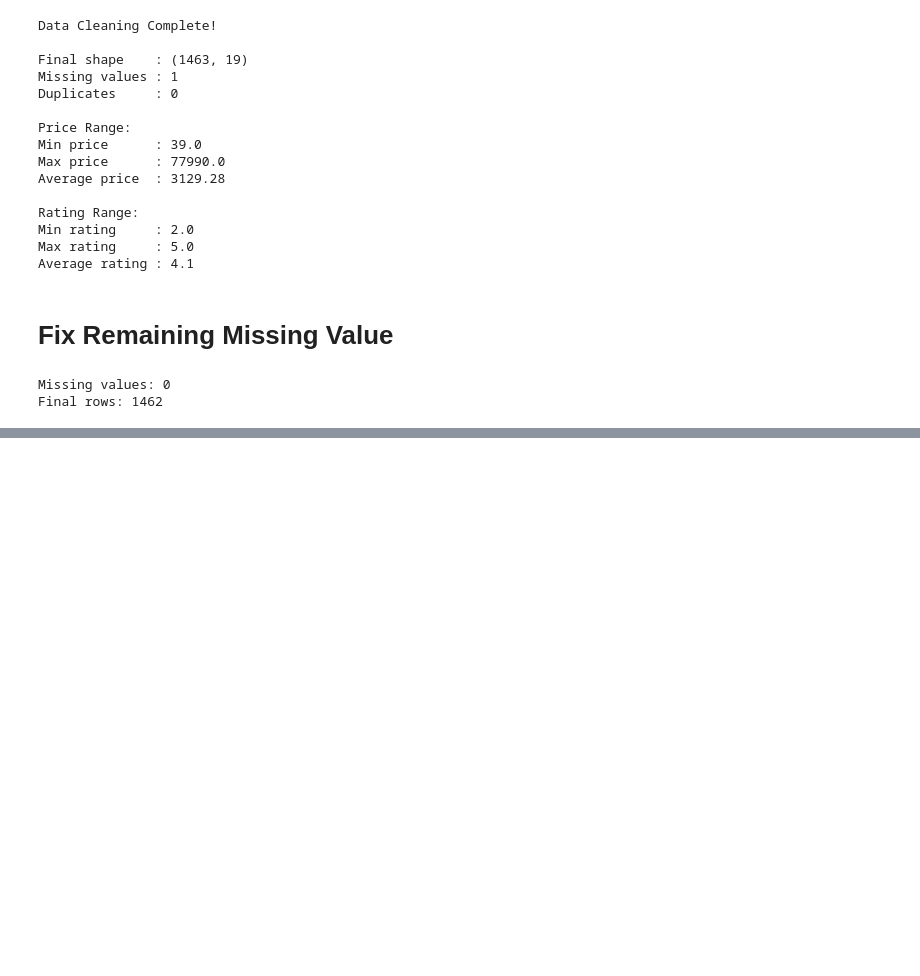
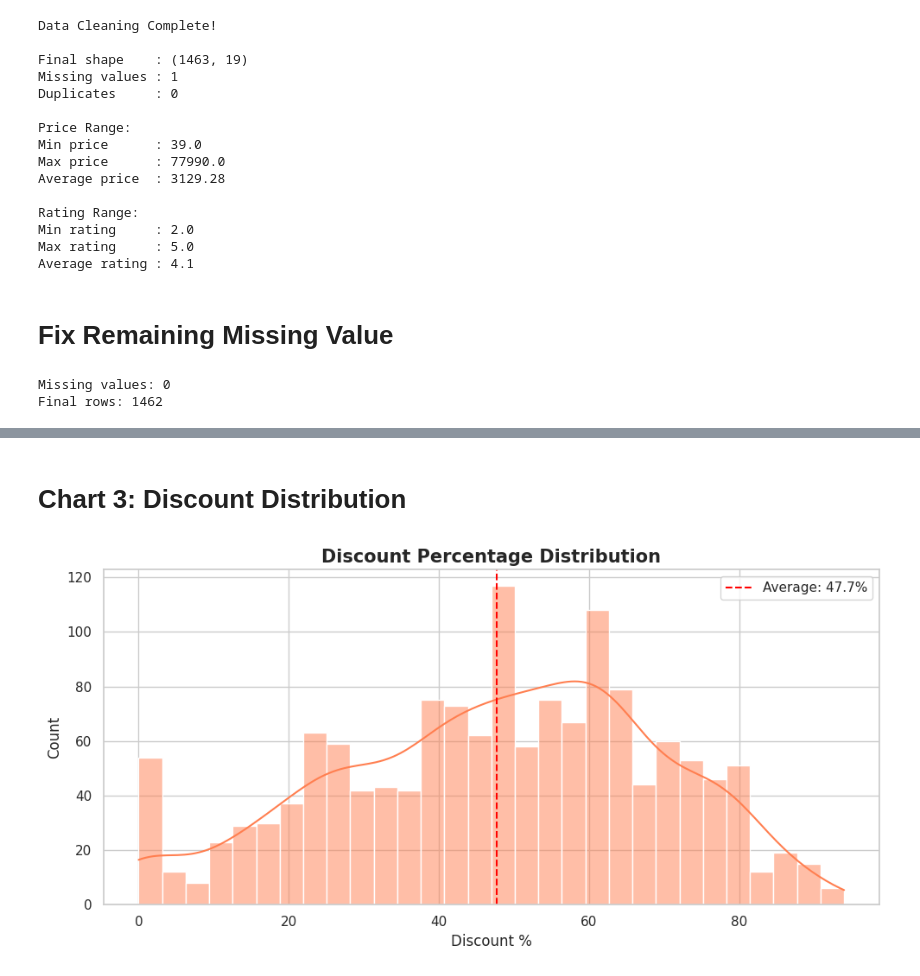
Before and after one commit to AiWriter404/amazon-sales-analysis, a Jupyter notebook: amazon_sales_analysis.ipynb, the cells around one changed output, grey strips where cells are left out. Saved outputs shown, nothing was run; the diff lists cells and outputs as text; code cells hidden in the pictures; blank space fills up the shorter version.

Commit message:
Kaggle Notebook | amazon_sales_analysis | Version 2

```diff
--- a/amazon_sales_analysis.ipynb
+++ b/amazon_sales_analysis.ipynb
@@ -275,0 +316,21 @@ Final rows: 1462
+# %% [markdown]
+# **Chart 3: Discount Distribution**
+# %%
+#  Discount Percentage Distribution
+# how much discount Amazon gives on products
+
+plt.figure(figsize=(10, 5))
+
+sns.histplot(df['discount_percentage'], bins=30, kde=True, color='coral')
+
+plt.axvline(df['discount_percentage'].mean(), color='red', linestyle='--',
+            label=f'Average: {df["discount_percentage"].mean():.1f}%')
+
+plt.title('Discount Percentage Distribution', fontsize=15, fontweight='bold')
+plt.xlabel('Discount %')
+plt.ylabel('Count')
+plt.legend()
+plt.tight_layout()
+plt.show()
+# %% [output]
+[figure, added]
```
Also changed, not shown: parts of 6 cells of this notebook.
